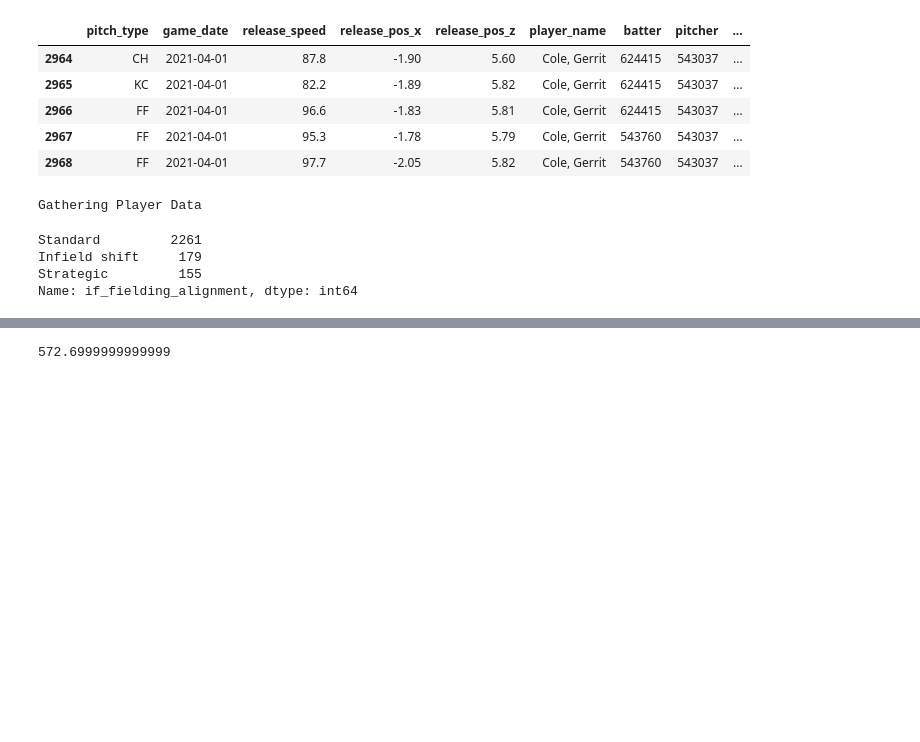
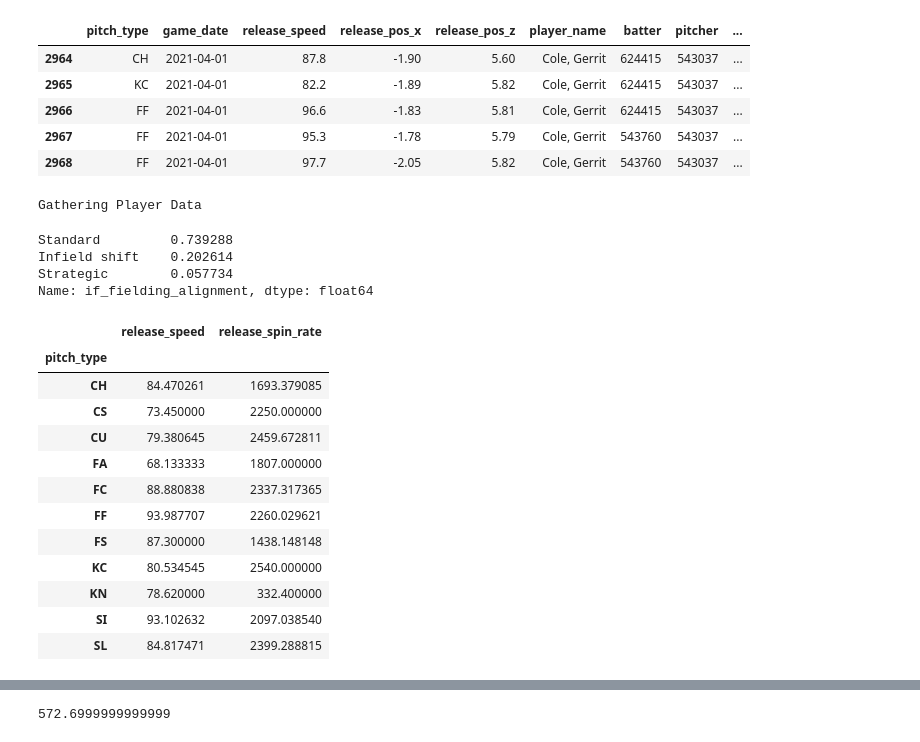
Before and after one commit to haueter19/StatCast_Data_Project, a Jupyter notebook: StatCast Data Exploration.ipynb, the cells around one changed output, grey strips where cells are left out. Saved outputs shown, nothing was run; the diff lists cells and outputs as text; code cells hidden in the pictures; blank space fills up the shorter version.

```diff
--- a/StatCast Data Exploration.ipynb
+++ b/StatCast Data Exploration.ipynb
@@ -46,9 +46,25 @@ sc = statcast_batter('2021-03-20', '2021-10-01', playerid_lookup('correa', 'carl
 # %% [output]
 Gathering Player Data
 # %%
-sc.if_fielding_alignment.value_counts()
+sc.if_fielding_alignment.value_counts()/sc.shape[0]
 # %% [output]
-Standard         2261
-Infield shift     179
-Strategic         155
-Name: if_fielding_alignment, dtype: int64
+Standard         0.739288
+Infield shift    0.202614
+Strategic        0.057734
+Name: if_fielding_alignment, dtype: float64
+# %%
+sc.groupby('pitch_type')[['release_speed', 'release_spin_rate']].mean()
+# %% [output]
+|  | release_speed | release_spin_rate |
+| pitch_type |  |  |
+| CH | 84.470261 | 1693.379085 |
+| CS | 73.450000 | 2250.000000 |
+| CU | 79.380645 | 2459.672811 |
+| FA | 68.133333 | 1807.000000 |
+| FC | 88.880838 | 2337.317365 |
+| FF | 93.987707 | 2260.029621 |
+| FS | 87.300000 | 1438.148148 |
+| KC | 80.534545 | 2540.000000 |
+| KN | 78.620000 | 332.400000 |
+| SI | 93.102632 | 2097.038540 |
+| SL | 84.817471 | 2399.288815 |
```
Also changed, not shown: parts of 5 cells of this notebook.
